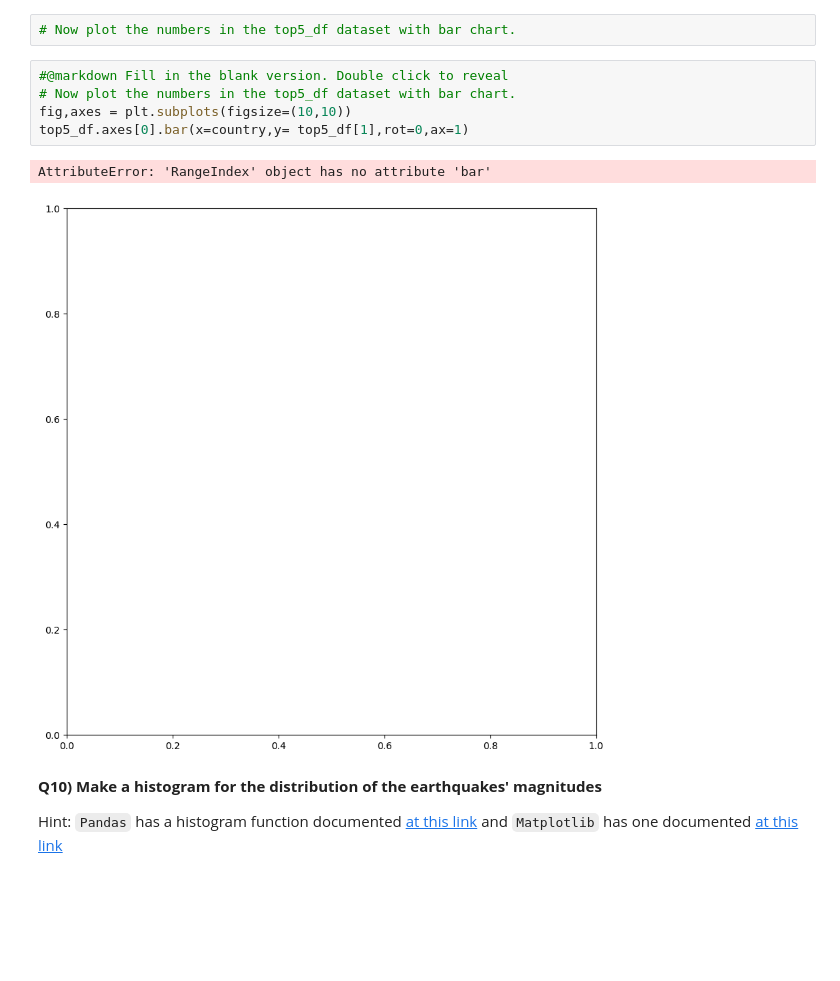
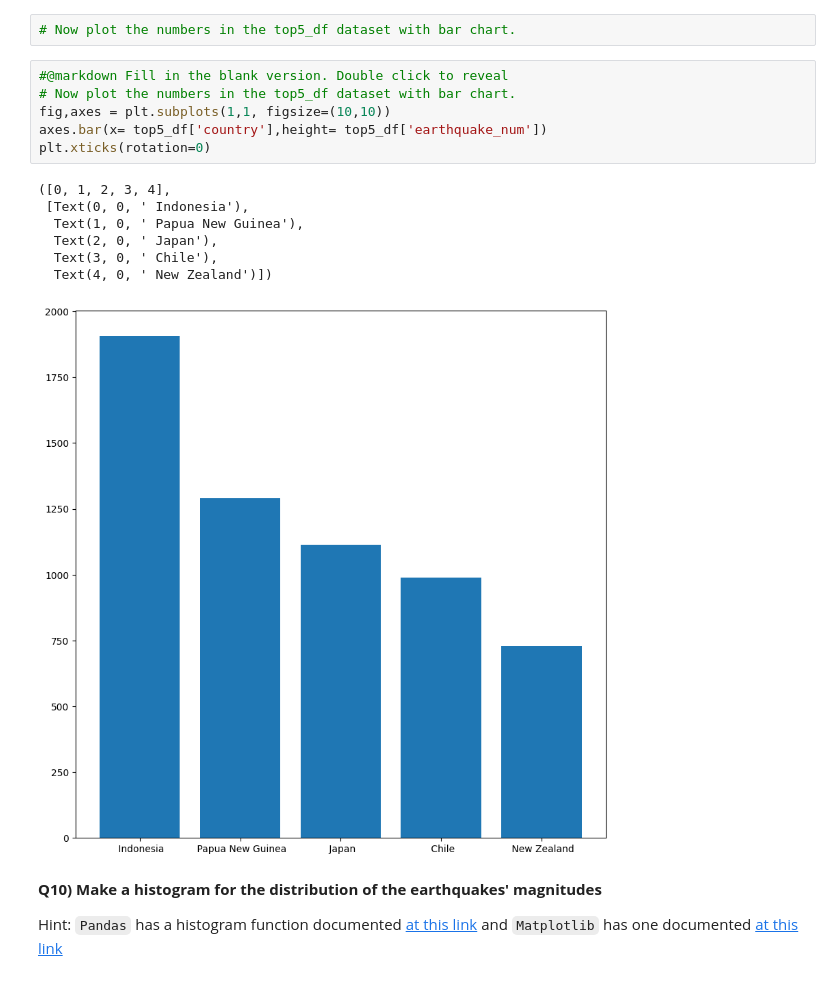
Before and after one commit to MaximilienRoten/2025_Intro_Python, a Jupyter notebook: notebook/W3_S1.ipynb, the cells around one changed output. Saved outputs shown, nothing was run; the diff lists cells and outputs as text; blank space fills up the shorter version.

```diff
--- a/notebook/W3_S1.ipynb
+++ b/notebook/W3_S1.ipynb
@@ -429,11 +429,17 @@ top5_df
 # %%
 #@markdown Fill in the blank version. Double click to reveal
 # Now plot the numbers in the top5_df dataset with bar chart.
-fig,axes = plt.subplots(figsize=(10,10))
-top5_df.axes[0].bar(x=country,y= top5_df[1],rot=0,ax=1)
+fig,axes = plt.subplots(1,1, figsize=(10,10))
+axes.bar(x= top5_df['country'],height= top5_df['earthquake_num'])
+plt.xticks(rotation=0)
 # %% [output]
-AttributeError: 'RangeIndex' object has no attribute 'bar'
+([0, 1, 2, 3, 4],
+ [Text(0, 0, ' Indonesia'),
+  Text(1, 0, ' Papua New Guinea'),
+  Text(2, 0, ' Japan'),
+  Text(3, 0, ' Chile'),
+  Text(4, 0, ' New Zealand')])
-[figure, old version]
+[figure, new version]
 # %% [markdown]
 **Q10) Make a histogram for the distribution of the earthquakes' magnitudes**
 
```
Also changed, not shown: parts of 2 cells of this notebook.
